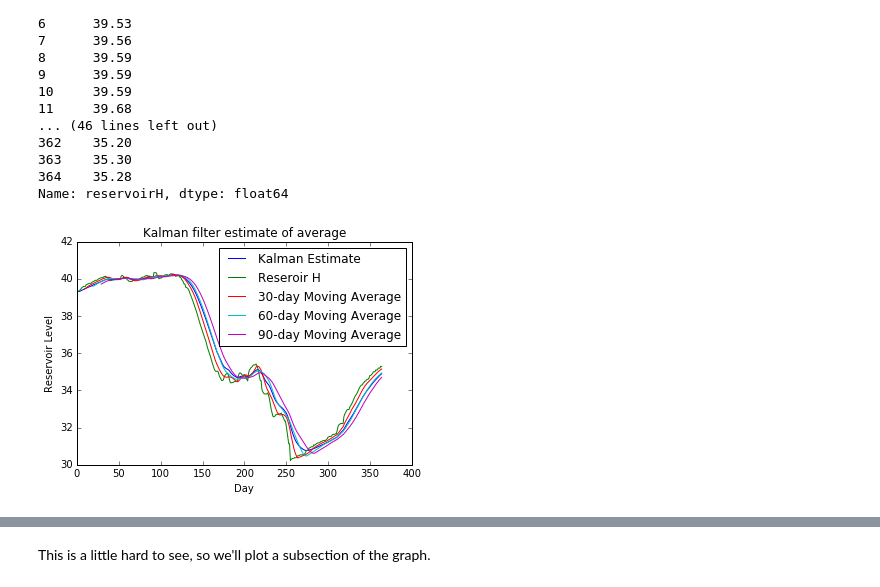
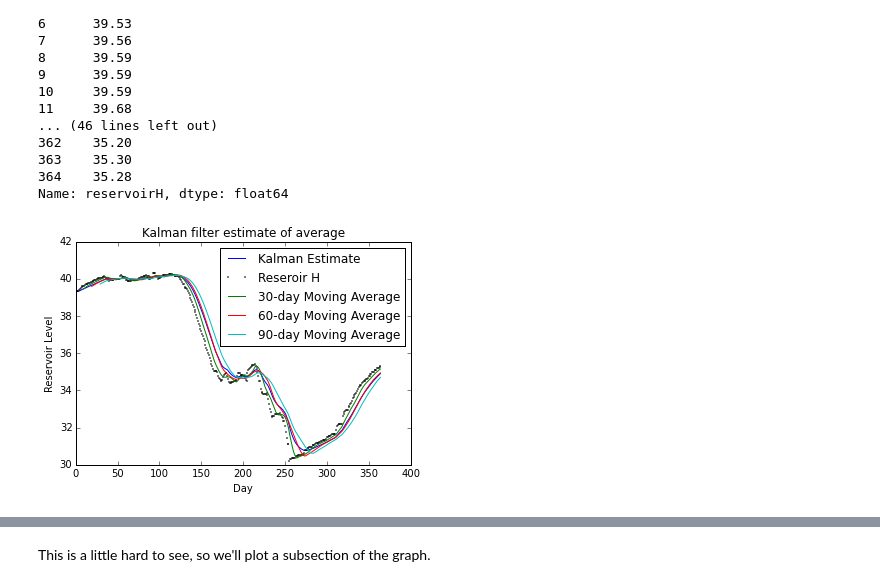
Before and after one commit to sgkang/DamGeophysics, a Jupyter notebook: notebook/Kalman Filters_LIM-Waterlevel.ipynb, the cells around one changed output, grey strips where cells are left out. Saved outputs shown, nothing was run; the diff lists cells and outputs as text; code cells hidden in the pictures.

```diff
--- a/notebook/Kalman Filters_LIM-Waterlevel.ipynb
+++ b/notebook/Kalman Filters_LIM-Waterlevel.ipynb
@@ -171,35 +171,35 @@ Name: reservoirH, dtype: float64
 # start = '2013-01-01'
 # end = '2015-01-01'
 #x = get_pricing('reservoirH', fields='price', start_date=start, end_date=end)
 x= df.reservoirH
 # Construct a Kalman filter
 kf = KalmanFilter(transition_matrices = [1],
                   observation_matrices = [1],
                   initial_state_mean = 39.3,
                   initial_state_covariance = 1,
                   observation_covariance=1,
                   transition_covariance=.01)
 
 # Use the observed values of the price to get a rolling mean
 state_means, _ = kf.filter(x.values)
 
 # Compute the rolling mean with various lookback windows
 mean10 = pd.rolling_mean(x, 10)
 mean20 = pd.rolling_mean(x, 20)
 mean30 = pd.rolling_mean(x, 30)
 
 # Plot original data and estimated mean
 plt.plot(state_means)
-plt.plot(x)
+plt.plot(x, 'k.', ms=2)
 plt.plot(mean10)
 plt.plot(mean20)
 plt.plot(mean30)
 plt.title('Kalman filter estimate of average')
 plt.legend(['Kalman Estimate', 'Reseroir H', '30-day Moving Average', '60-day Moving Average','90-day Moving Average'])
 plt.xlabel('Day')
 plt.ylabel('Reservoir Level');
 # %% [output]
-[figure, old version]
+[figure, new version]
 # %%
 plt.plot(state_means)
 plt.plot(x)
```
Also changed, not shown: parts of 9 cells of this notebook.
